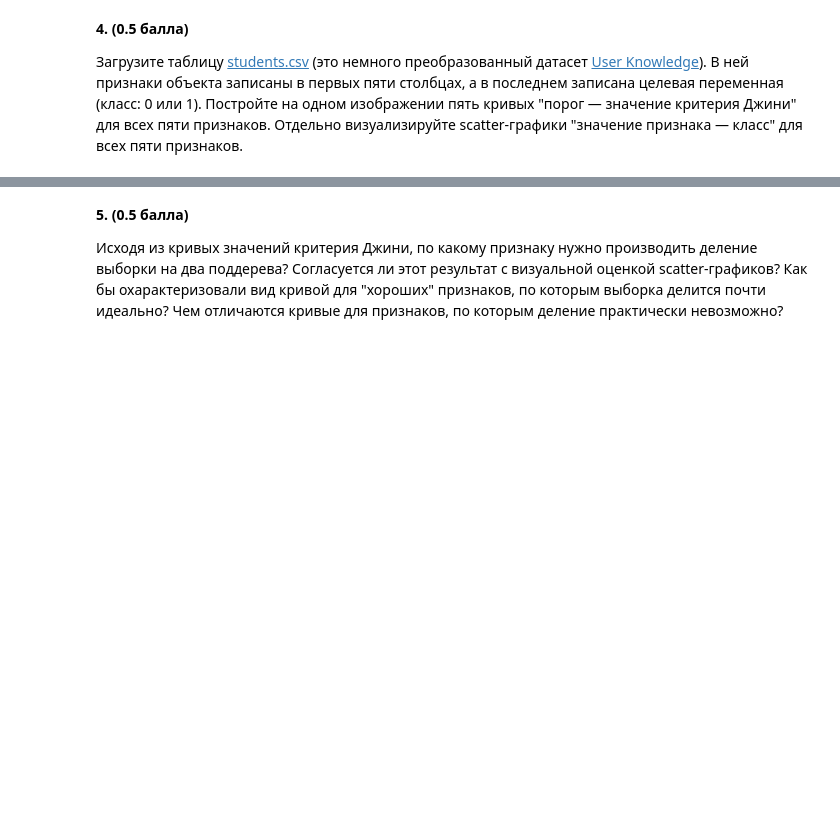
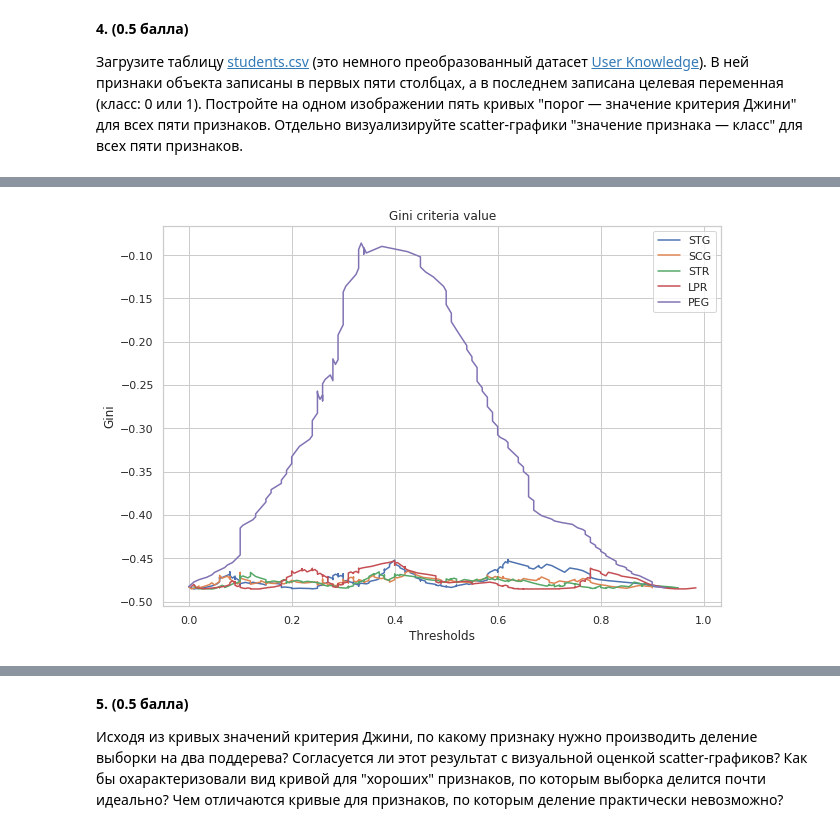
Before and after one commit to Mikhail-off/ML2018, a Jupyter notebook: HW5/homework-practice-05.ipynb, the cells around one changed output, grey strips where cells are left out. Drawn from its saved outputs; the diff is of its cells as text; code cells hidden in the pictures; blank space fills up the shorter version.

```diff
--- a/HW5/homework-practice-05.ipynb
+++ b/HW5/homework-practice-05.ipynb
@@ -196,0 +201,3 @@ __4. (0.5 балла)__
+# %%
+df = pd.read_csv('data/students.csv', header=0)
+df[:5]
@@ -196,0 +211,16 @@ __4. (0.5 балла)__
+# %%
+x_data_cols, y_data_col = df.columns.values[:-1], df.columns.values[-1]
+# %%
+plt.figure(figsize=(10, 7))
+for i, x_name in enumerate(x_data_cols, 1):
+    x = df[x_name].as_matrix()
+    y = df[y_data_col].as_matrix()
+    thresholds, gini = find_best_split(x, y)[:2]
+
+    plt.plot(thresholds, gini, label=x_name)
+    plt.title('Gini criteria value')
+    plt.xlabel("Thresholds")
+    plt.ylabel("Gini")
+    plt.legend()
+# %% [output]
+[figure, added]
```
Also changed, not shown: parts of 9 cells of this notebook, 1 other file.
